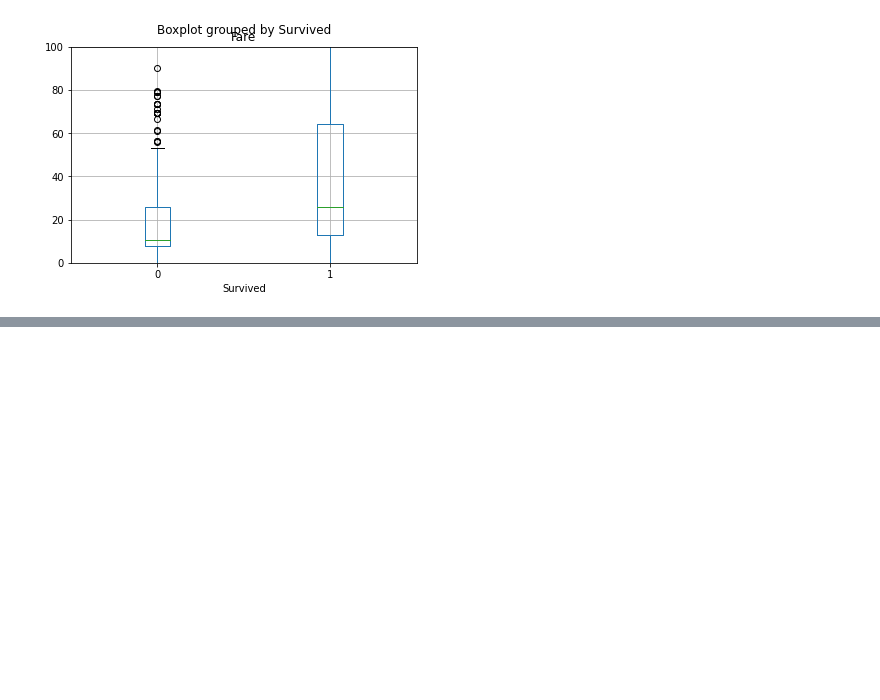
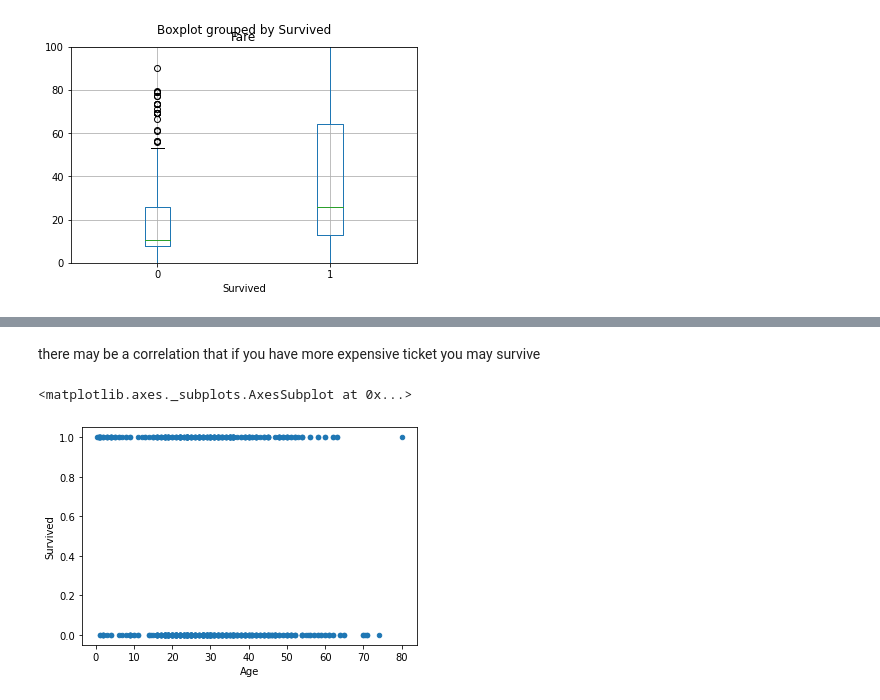
Before and after one commit to damianlukawski/Data-analysis-101, a Jupyter notebook: Analysing_titanic_dataset.ipynb, the cells around one changed output, grey strips where cells are left out. Cells and saved outputs as stored; diff of their text form; code cells hidden in the pictures; blank space fills up the shorter version.

```diff
--- a/Analysing_titanic_dataset.ipynb
+++ b/Analysing_titanic_dataset.ipynb
@@ -108,0 +140,7 @@ import matplotlib.pyplot as plt
+# %% [markdown]
+there may be a correlation that if you have more expensive ticket you may survive
+# %%
+dftrain.plot('Age', 'Survived', kind='scatter')
+# %% [output]
+<matplotlib.axes._subplots.AxesSubplot at 0x...>
+[figure, added]
```
Also changed, not shown: parts of 33 cells of this notebook.
